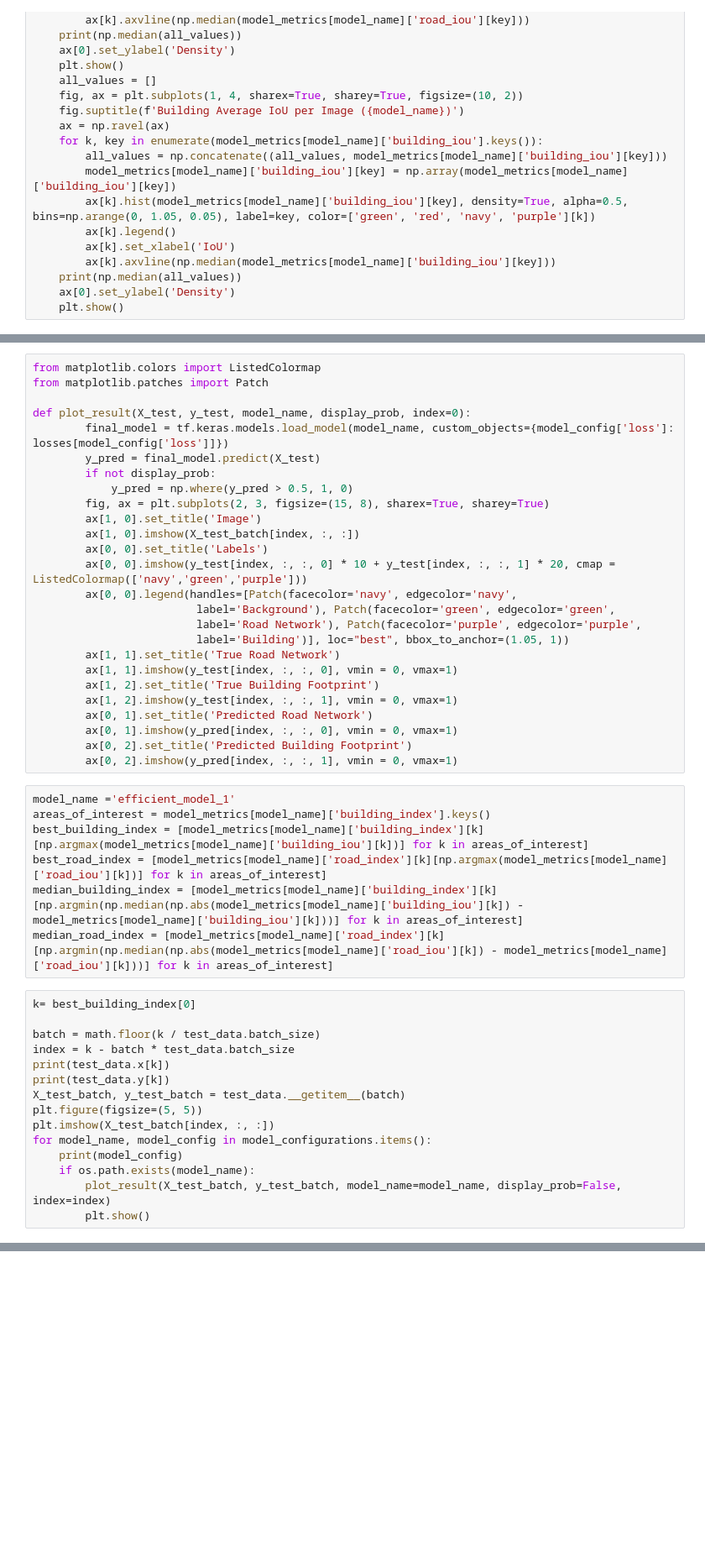
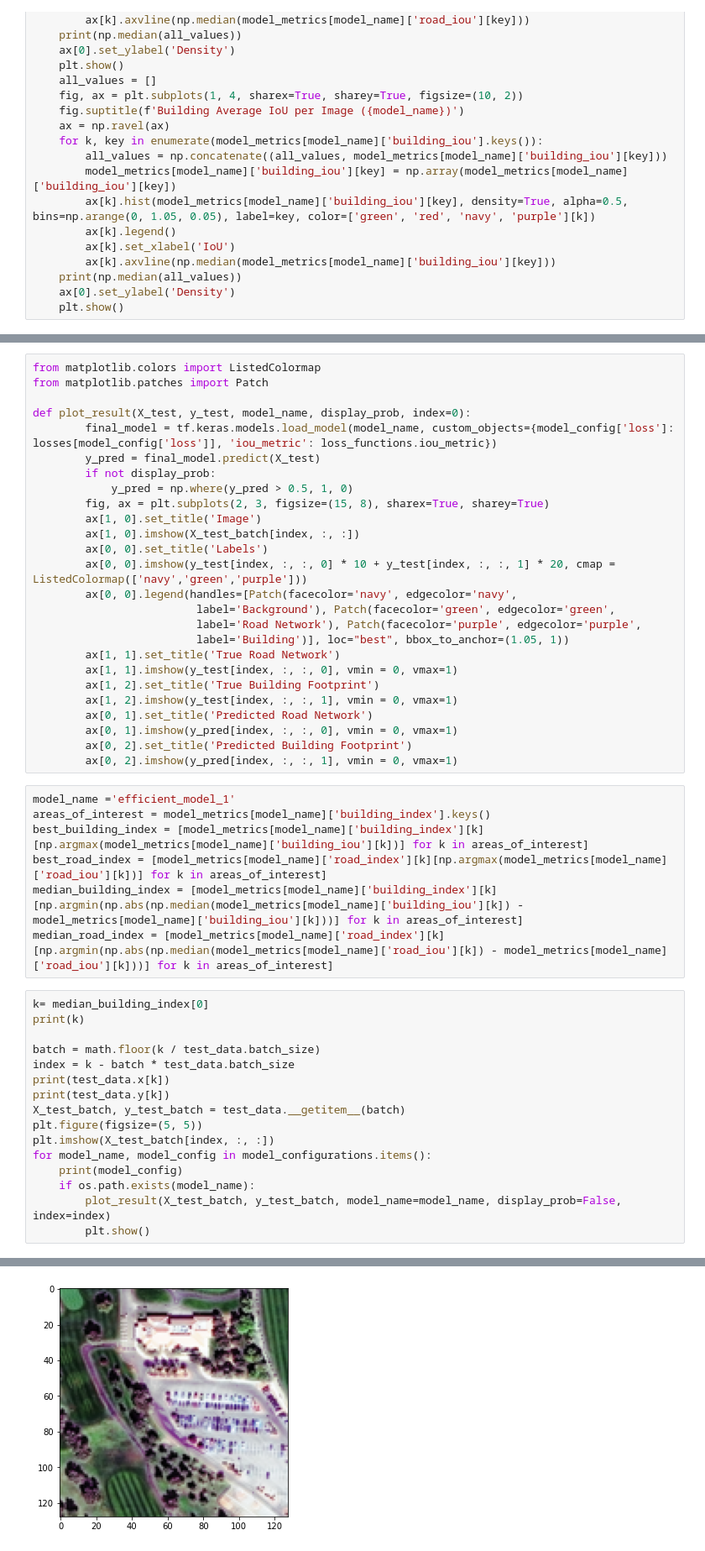
Before and after one commit to Luke-Pratley/building_road_segmentation, a Jupyter notebook: notebooks/unet_model_comparison.ipynb, the cells around one changed output, grey strips where cells are left out. Shown: that part at 84% size. Saved outputs shown, nothing was run; the diff lists cells and outputs as text; blank space fills up the shorter version.

```diff
--- a/notebooks/unet_model_comparison.ipynb
+++ b/notebooks/unet_model_comparison.ipynb
@@ -246,7 +246,7 @@ from matplotlib.colors import ListedColormap
 from matplotlib.patches import Patch
 
 def plot_result(X_test, y_test, model_name, display_prob, index=0):
-        final_model = tf.keras.models.load_model(model_name, custom_objects={model_config['loss']: losses[model_config['loss']]})
+        final_model = tf.keras.models.load_model(model_name, custom_objects={model_config['loss']: losses[model_config['loss']], 'iou_metric': loss_functions.iou_metric})
         y_pred = final_model.predict(X_test)
         if not display_prob:
             y_pred = np.where(y_pred > 0.5, 1, 0)
@@ -272,10 +272,11 @@ model_name ='efficient_model_1'
 areas_of_interest = model_metrics[model_name]['building_index'].keys()
 best_building_index = [model_metrics[model_name]['building_index'][k][np.argmax(model_metrics[model_name]['building_iou'][k])] for k in areas_of_interest]
 best_road_index = [model_metrics[model_name]['road_index'][k][np.argmax(model_metrics[model_name]['road_iou'][k])] for k in areas_of_interest]
-median_building_index = [model_metrics[model_name]['building_index'][k][np.argmin(np.median(np.abs(model_metrics[model_name]['building_iou'][k]) - model_metrics[model_name]['building_iou'][k]))] for k in areas_of_interest]
-median_road_index = [model_metrics[model_name]['road_index'][k][np.argmin(np.median(np.abs(model_metrics[model_name]['road_iou'][k]) - model_metrics[model_name]['road_iou'][k]))] for k in areas_of_interest]
+median_building_index = [model_metrics[model_name]['building_index'][k][np.argmin(np.abs(np.median(model_metrics[model_name]['building_iou'][k]) - model_metrics[model_name]['building_iou'][k]))] for k in areas_of_interest]
+median_road_index = [model_metrics[model_name]['road_index'][k][np.argmin(np.abs(np.median(model_metrics[model_name]['road_iou'][k]) - model_metrics[model_name]['road_iou'][k]))] for k in areas_of_interest]
 # %%
-k= best_building_index[0]
+k= median_building_index[0]
+print(k)
 
 batch = math.floor(k / test_data.batch_size)
 index = k - batch * test_data.batch_size
@@ -289,3 +290,4 @@ for model_name, model_config in model_configurations.items():
     if os.path.exists(model_name):
         plot_result(X_test_batch, y_test_batch, model_name=model_name, display_prob=False, index=index)
         plt.show()
+# %% [output]
@@ -291,0 +298 @@ for model_name, model_config in model_configurations.items():
+[figure, added]
```
Also changed, not shown: parts of 12 cells of this notebook.
